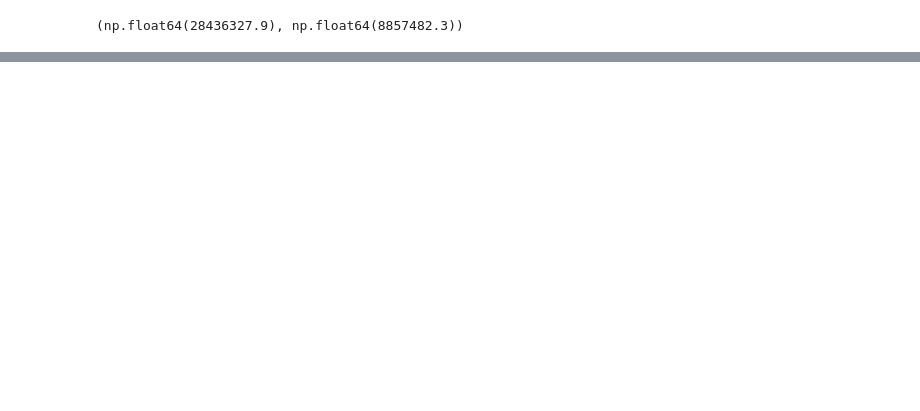
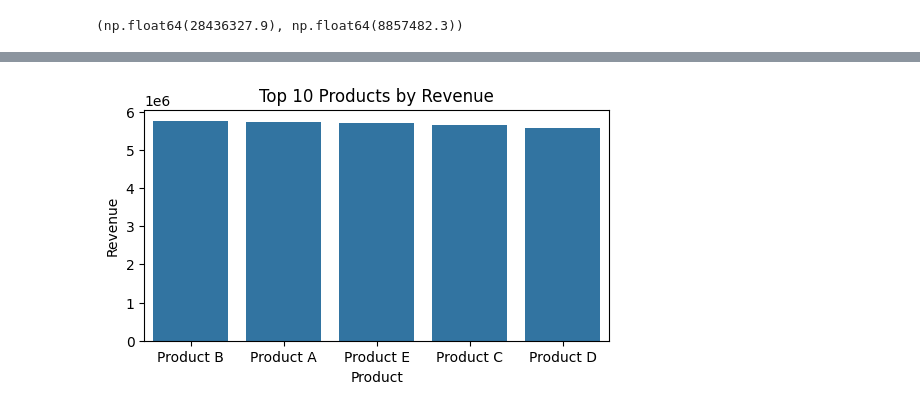
Before and after one commit to Kashmira-25/Sales_Analytics_Interactive_Dashboard, a Jupyter notebook: notebooks/exploratory_analysis.ipynb, the cells around one changed output, grey strips where cells are left out. Drawn from its saved outputs; the diff is of its cells as text; code cells hidden in the pictures; blank space fills up the shorter version.

Commit message:
Built interactive sales analytics dashboard

```diff
--- a/notebooks/exploratory_analysis.ipynb
+++ b/notebooks/exploratory_analysis.ipynb
@@ -123,3 +157,5 @@ total_profit = df['Profit'].sum()
 total_revenue, total_profit
 # %% [output]
 (np.float64(28436327.9), np.float64(8857482.3))
+# %%
+df['Date'] = pd.to_datetime(df['Date'], errors='coerce')
@@ -137,0 +203,10 @@ plt.show()
+# %%
+#Create Sales Time Features
+
+df['Day_Name'] = df['Date'].dt.day_name()
+
+df['Weekend'] = df['Date'].dt.dayofweek.apply(
+    lambda x: 'Weekend' if x >= 5 else 'Weekday'
+)
+
+df.head()
@@ -137,0 +314,18 @@ plt.show()
+# %%
+#Product Performance
+
+
+product_analysis = (
+    df.groupby('Product')
+    .agg(
+        Revenue=('Revenue','sum'),
+        Profit=('Profit','sum'),
+        Units_Sold=('Units Sold','sum')
+    )
+    .sort_values(
+        'Revenue',
+        ascending=False
+    )
+)
+
+product_analysis
@@ -137,0 +340,16 @@ plt.show()
+# %%
+#Top 10 Products Chart
+top_products = product_analysis.head(10)
+
+plt.figure(figsize=(6,3))
+
+sns.barplot(
+    data=top_products.reset_index(),
+    x='Product',
+    y='Revenue'
+)
+
+plt.title("Top 10 Products by Revenue")
+plt.show()
+# %% [output]
+[figure, added]
```
Also changed, not shown: parts of 27 cells of this notebook, 9 other files.
